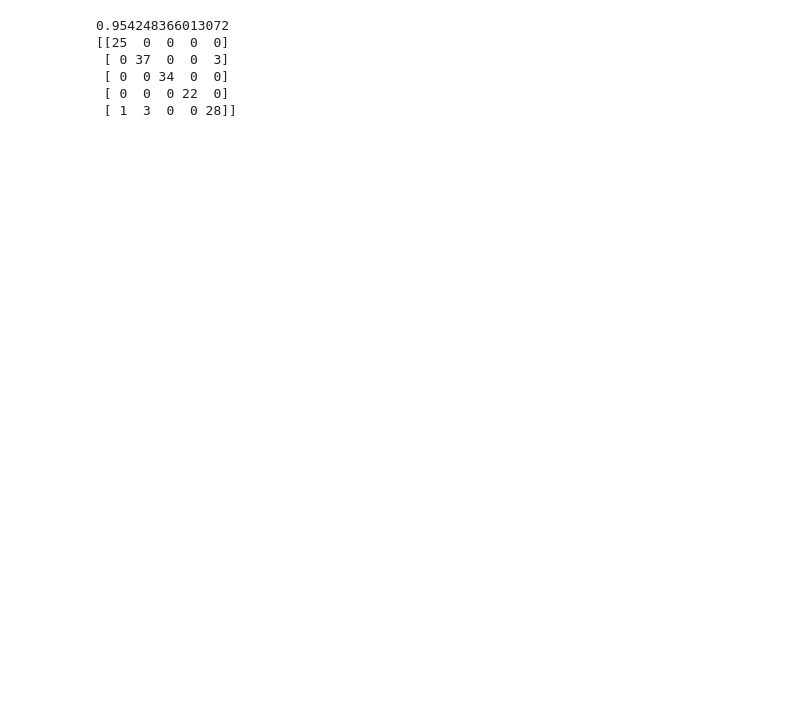
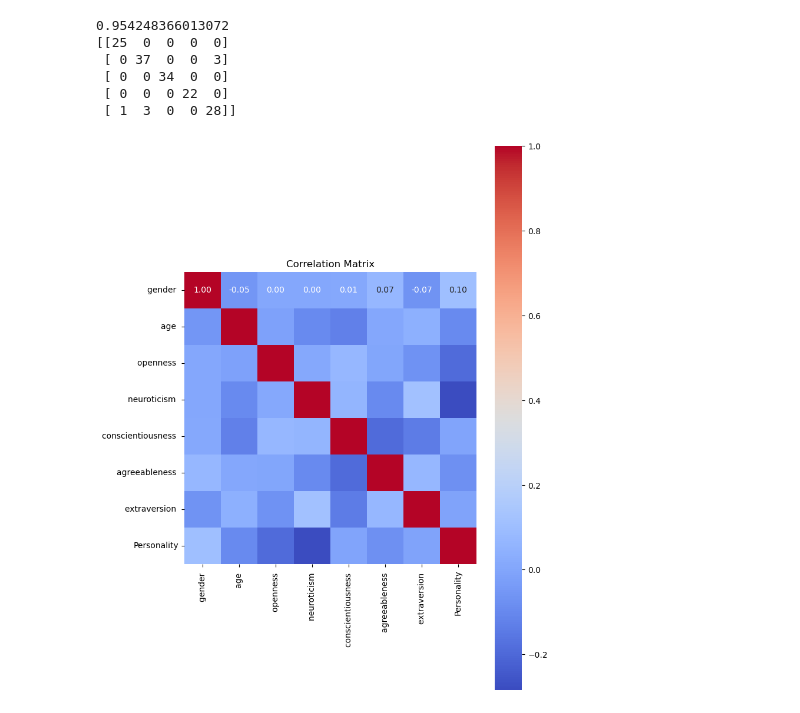
Before and after one commit to namanmuktha/mgit_hack, a Jupyter notebook: dataanalysis/character.ipynb, the cells around one changed output. Saved outputs shown, nothing was run; the diff lists cells and outputs as text; code cells hidden in the pictures; blank space fills up the shorter version.

```diff
--- a/dataanalysis/character.ipynb
+++ b/dataanalysis/character.ipynb
@@ -238,3 +238,13 @@ print(confusion_matrix(y_test,y_p1))
  [ 0  0 34  0  0]
  [ 0  0  0 22  0]
  [ 1  3  0  0 28]]
+# %%
+corr_mat = df_updated.corr()
+
+# Plotting heatmap
+plt.figure(figsize=(8, 12))
+sns.heatmap(corr_mat, annot=True, cmap='coolwarm', fmt=".2f", square=True)
+plt.title('Correlation Matrix')
+plt.show()
+# %% [output]
+[figure, added]
```
Also changed, not shown: 1 other file.
